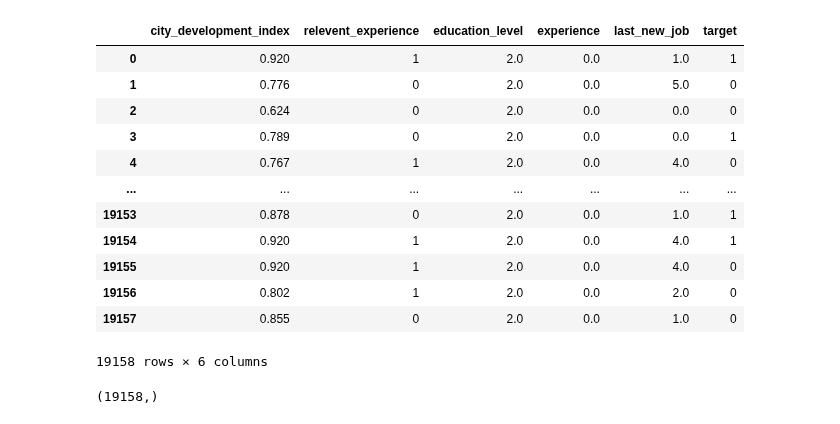
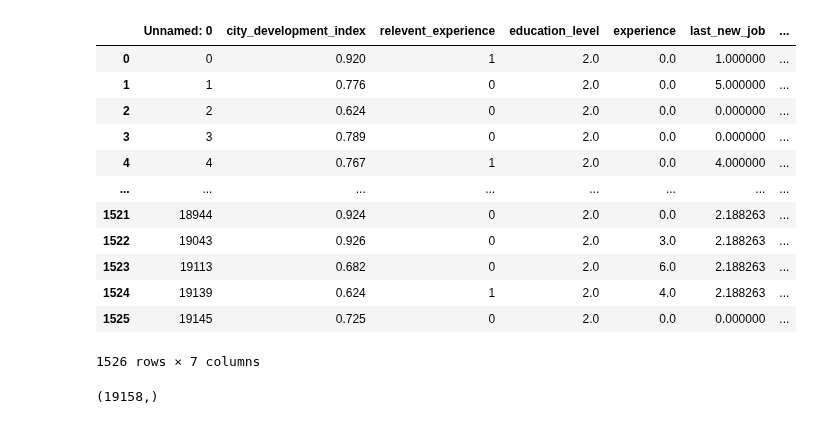
Before and after one commit to IT22106360/QuantaML-FDM-Employee-Retention, a Jupyter notebook: notebooks/modeling.ipynb, the cells around one changed output. Saved outputs shown, nothing was run; the diff lists cells and outputs as text; code cells hidden in the pictures.

```diff
--- a/notebooks/modeling.ipynb
+++ b/notebooks/modeling.ipynb
@@ -5,23 +5,23 @@ import seaborn as sns
 import matplotlib.pyplot as plt
 %matplotlib inline
 # %%
-Url = 'https://raw.githubusercontent.com/IT22106360/QuantaML-FDM-Employee-Retention/refs/heads/main/artifacts/Preprocessed_dataset.csv'
-final_dataset = pd.read_csv(Url, encoding='latin-1')
-final_dataset
+Url = 'https://raw.githubusercontent.com/IT22106360/QuantaML-FDM-Employee-Retention/refs/heads/main/artifacts/preprocessed_dataset.csv'
+imbl_dataset = pd.read_csv(Url, encoding='latin-1')
+imbl_dataset
 # %% [output]
-|  | city_development_index | relevent_experience | education_level | experience | last_new_job | target |
-| 0 | 0.920 | 1 | 2.0 | 0.0 | 1.0 | 1 |
-| 1 | 0.776 | 0 | 2.0 | 0.0 | 5.0 | 0 |
-| 2 | 0.624 | 0 | 2.0 | 0.0 | 0.0 | 0 |
-| 3 | 0.789 | 0 | 2.0 | 0.0 | 0.0 | 1 |
-| 4 | 0.767 | 1 | 2.0 | 0.0 | 4.0 | 0 |
-| ... | ... | ... | ... | ... | ... | ... |
-| 19153 | 0.878 | 0 | 2.0 | 0.0 | 1.0 | 1 |
-| 19154 | 0.920 | 1 | 2.0 | 0.0 | 4.0 | 1 |
-| 19155 | 0.920 | 1 | 2.0 | 0.0 | 4.0 | 0 |
-| 19156 | 0.802 | 1 | 2.0 | 0.0 | 2.0 | 0 |
-| 19157 | 0.855 | 0 | 2.0 | 0.0 | 1.0 | 0 |
+|  | Unnamed: 0 | city_development_index | relevent_experience | education_level | experience | last_new_job | ... |
+| 0 | 0 | 0.920 | 1 | 2.0 | 0.0 | 1.000000 | ... |
+| 1 | 1 | 0.776 | 0 | 2.0 | 0.0 | 5.000000 | ... |
+| 2 | 2 | 0.624 | 0 | 2.0 | 0.0 | 0.000000 | ... |
+| 3 | 3 | 0.789 | 0 | 2.0 | 0.0 | 0.000000 | ... |
+| 4 | 4 | 0.767 | 1 | 2.0 | 0.0 | 4.000000 | ... |
+| ... | ... | ... | ... | ... | ... | ... | ... |
+| 1521 | 18944 | 0.924 | 0 | 2.0 | 0.0 | 2.188263 | ... |
+| 1522 | 19043 | 0.926 | 0 | 2.0 | 3.0 | 2.188263 | ... |
+| 1523 | 19113 | 0.682 | 0 | 2.0 | 6.0 | 2.188263 | ... |
+| 1524 | 19139 | 0.624 | 1 | 2.0 | 4.0 | 2.188263 | ... |
+| 1525 | 19145 | 0.725 | 0 | 2.0 | 0.0 | 0.000000 | ... |
-19158 rows × 6 columns
+1526 rows × 7 columns
 # %%
 X = final_dataset.drop('target', axis=1)  # Features
 y = final_dataset['target']  # target variable
```
Also changed, not shown: 1 other file.
